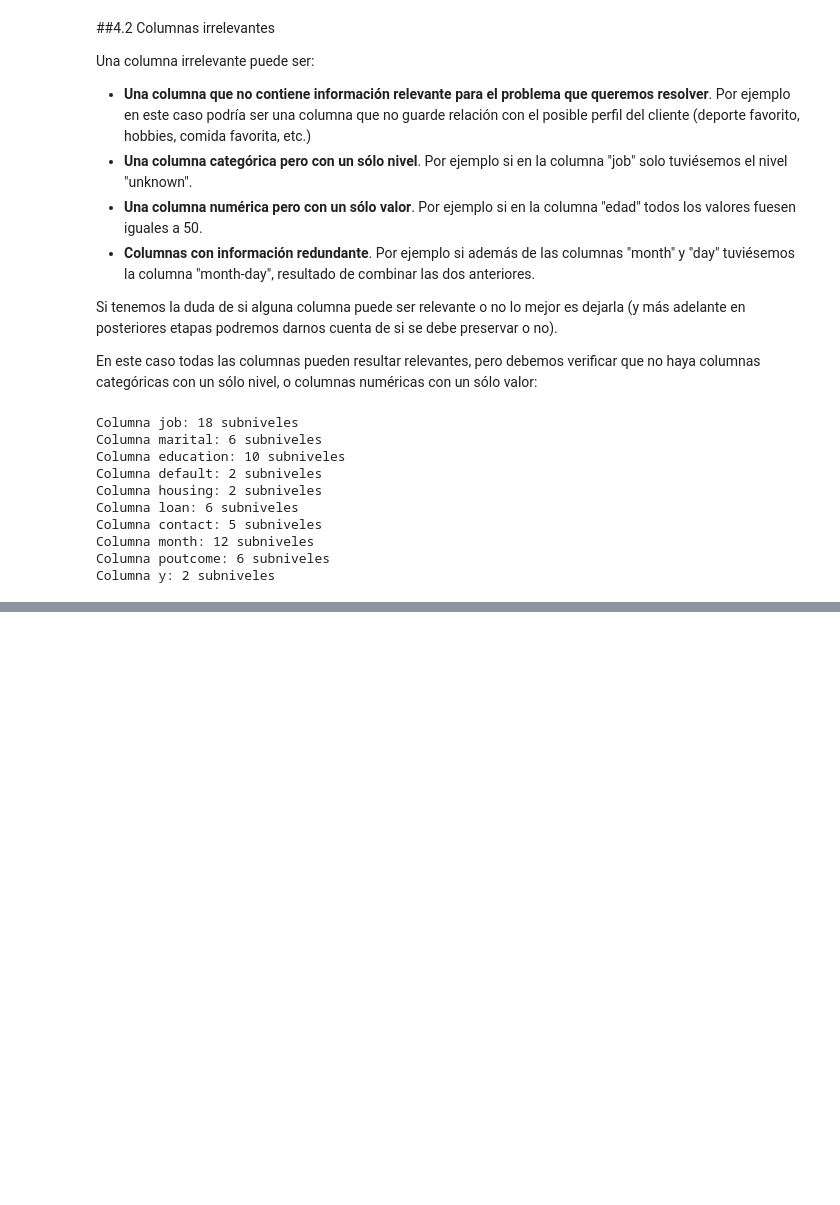
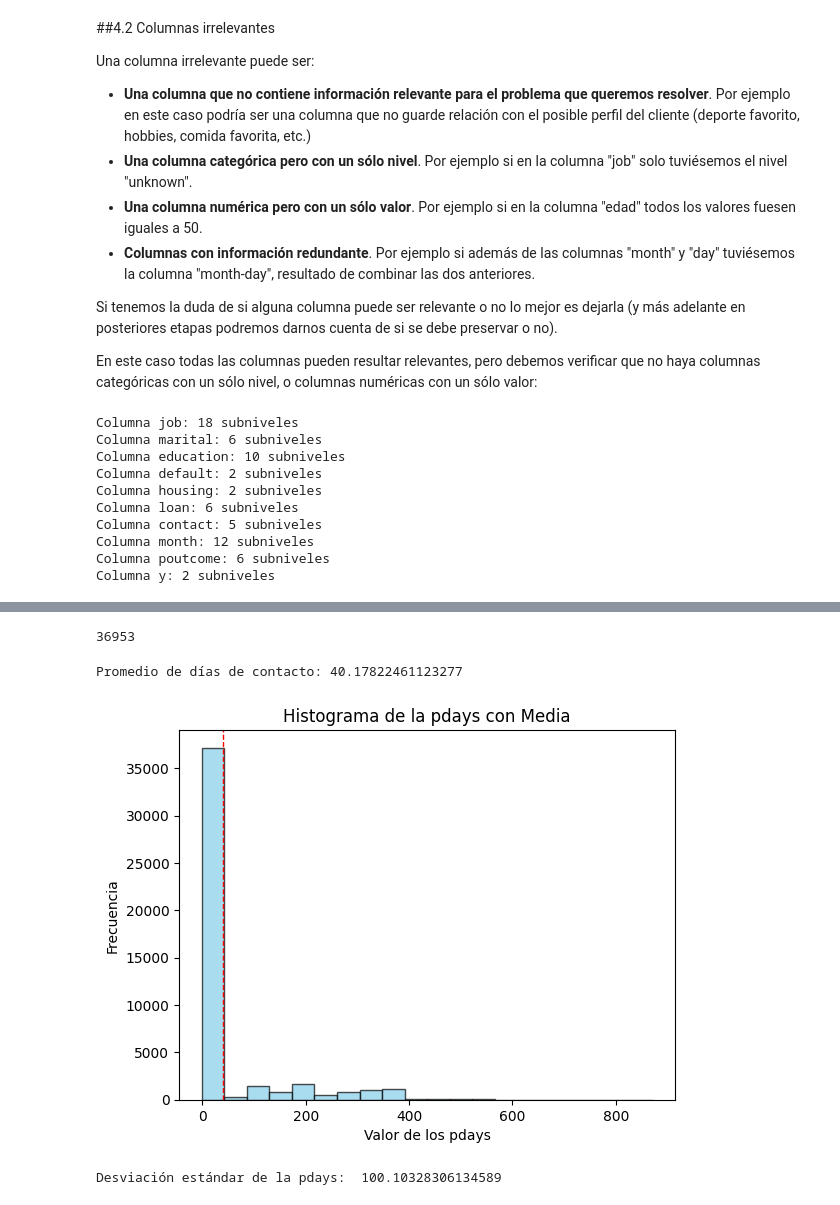
Before and after one commit to LeoPerezCTD/TalentoTech, a Jupyter notebook: Ejercicio_Limpieza_Datos.ipynb, the cells around one changed output, grey strips where cells are left out. Drawn from its saved outputs; the diff is of its cells as text; code cells hidden in the pictures; blank space fills up the shorter version.

```diff
--- a/Ejercicio_Limpieza_Datos.ipynb
+++ b/Ejercicio_Limpieza_Datos.ipynb
@@ -163,0 +188,42 @@ Columna y: 2 subniveles
+# %%
+# Conteo de valores con -1
+count = data['pdays'].value_counts()[-1]
+
+print(count)
+# %% [output]
+36953
+# %%
+# Calcula la media del articulo "pdays": días de contacto al usuario antes de la campaña actual.
+
+media_pdays = data['pdays'].mean()
+
+print("Promedio de días de contacto:", media_pdays)
+# %% [output]
+Promedio de días de contacto: 40.17822461123277
+# %%
+# Graficar un histograma del atributo "pdays"
+
+plt.hist(data['pdays'], bins=20, color='skyblue', edgecolor='black', alpha=0.7)
+
+# Agregar una línea vertical para mostrar la media
+
+plt.axvline(media_pdays, color='red', linestyle='dashed', linewidth=1)
+
+# Etiquetas y título
+plt.xlabel('Valor de los pdays')
+plt.ylabel('Frecuencia')
+plt.title('Histograma de la pdays con Media')
+
+# Mostrar la gráfica
+plt.show()
+# %% [output]
+[figure, added]
+# %%
+# Calcula la desviación estándar del atributo "pdays"
+desviacion_estandar_pdays = data['pdays'].std()
+
+print("Desviación estándar de la pdays: ", desviacion_estandar_pdays)
+
+# nota para mi: "revisar si es pdays o campaign"
+# %% [output]
+Desviación estándar de la pdays:  100.10328306134589
```
Also changed, not shown: parts of 38 cells of this notebook.
